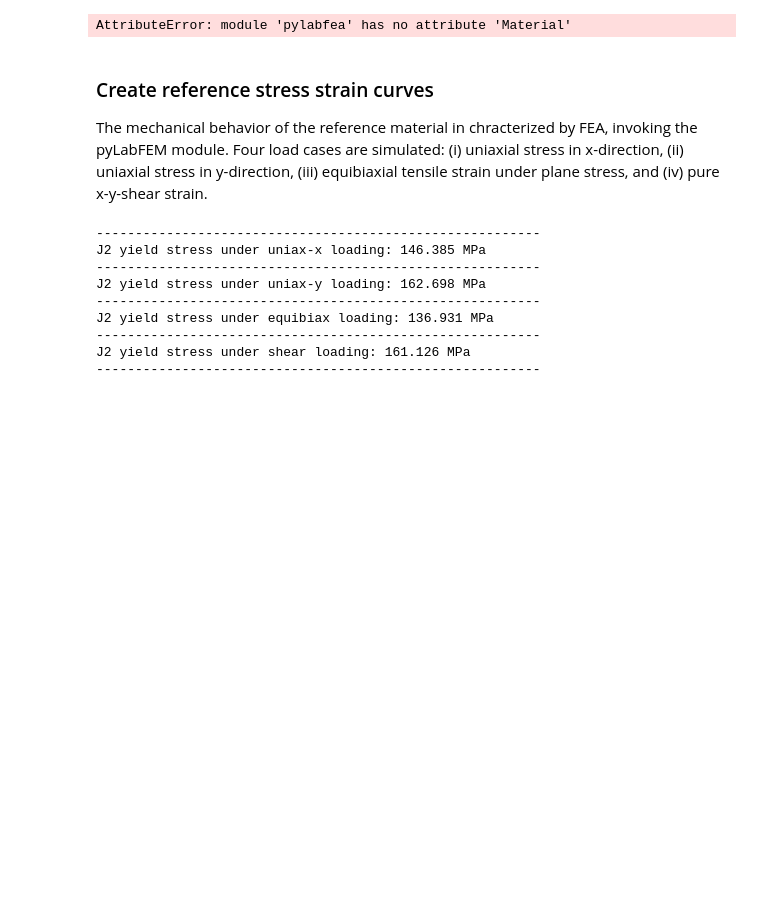
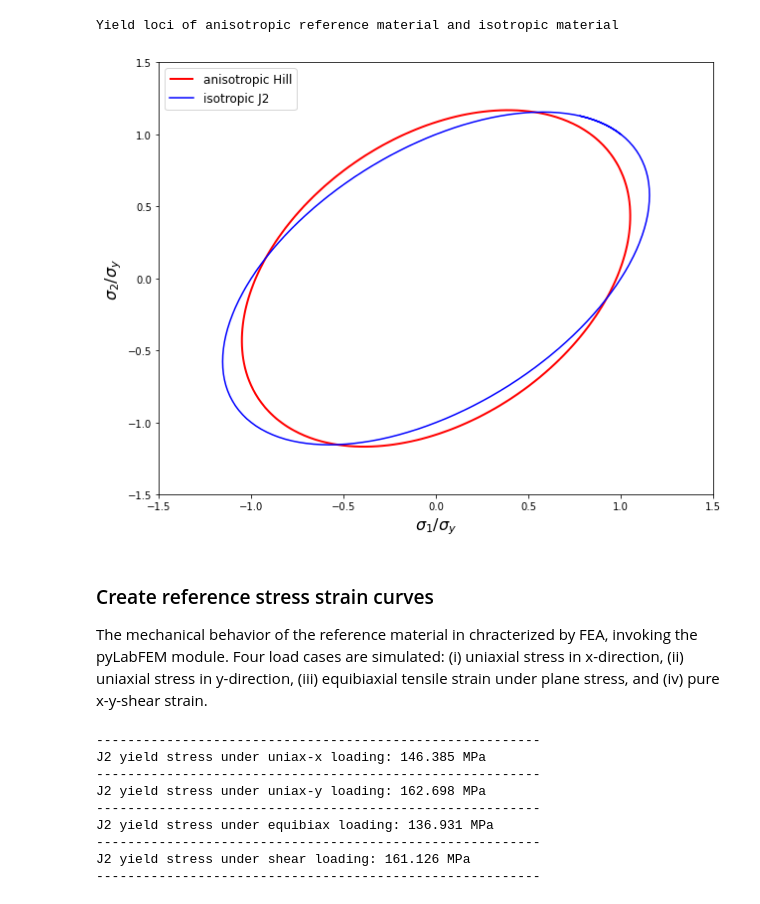
Before and after one commit to AHartmaier/pyLabFEA, a Jupyter notebook: notebooks/pyLabFEA_ML-FlowRule-Hill.ipynb, the cells around one changed output. Drawn from its saved outputs; the diff is of its cells as text; code cells hidden in the pictures; blank space fills up the shorter version.

```diff
--- a/notebooks/pyLabFEA_ML-FlowRule-Hill.ipynb
+++ b/notebooks/pyLabFEA_ML-FlowRule-Hill.ipynb
@@ -96,29 +96,30 @@ Finally, the gradient in the 3D principle stress space is obtained as
 In the following, the Python class `Material` is invoked to be used as a material card in FEA, demonstrating the application of standard flow rules and machine learning (ML) flow rules. This class `Material` contains the attributes and methods to defining the elastic and plastic material behavior and to evaluate the materials constitutive behavior. Furthermore, all necessary subroutines for plotting the results are defined.
 Two identical materials are defined,`mat_h` will be used to apply the standard Hill-like flow rules in FEA and to generate synthetical data that is used to train a ML flow rule in `mat_ml`. Consequently,`mat_h` and `mat_ml` should reveal identical properties, which is verified in simple FEA demonstrations for 2D plane stress cases. As reference, a further material with the same yield strength, but isotropic J2 plasticity is defined as `mat_iso`. Here, we consider ideal plasticity, i.e. no work hardening, and no dependence on the hydrostatic stress.
 # %%
-import pylabfea as FE
-#from pylabfea.material import Material
+import pylabfea.model as FE
+from pylabfea.material import Material
 import numpy as np
 import matplotlib.pyplot as plt
 from scipy.optimize import fsolve
 from sklearn.metrics import r2_score
 
 'define two elastic-plastic materials with identical yield strength and elastic properties'
 E=200.e3
 nu=0.3
 sy = 150.
 'anistropic Hill-material as reference'
-mat_h = pyla.Material(name='anisotropic Hill')
+mat_h = Material(name='anisotropic Hill')
 mat_h.elasticity(E=E, nu=nu)
 mat_h.plasticity(sy=sy, hill=[0.7,1.,1.4], drucker=0., khard=0.)
 'isotropic material for ML flow rule'
-mat_ml = FE.Material(name='ML flow rule')
+mat_ml = Material(name='ML flow rule')
 mat_ml.elasticity(E=E, nu=nu)
 mat_ml.plasticity(sy=sy, hill=[1.,1.,1.], drucker=0., khard=0.)
 print('Yield loci of anisotropic reference material and isotropic material')
 ax = mat_h.plot_yield_locus(xstart=-1.5, xend=1.5, iso=True)  #file='yield-locus-ref'
 # %% [output]
-AttributeError: module 'pylabfea' has no attribute 'Material'
+Yield loci of anisotropic reference material and isotropic material
+[figure, added]
 # %% [markdown]
 ### Create reference stress strain curves
 
```
Also changed, not shown: parts of 1 cell of this notebook, 1 other file.
